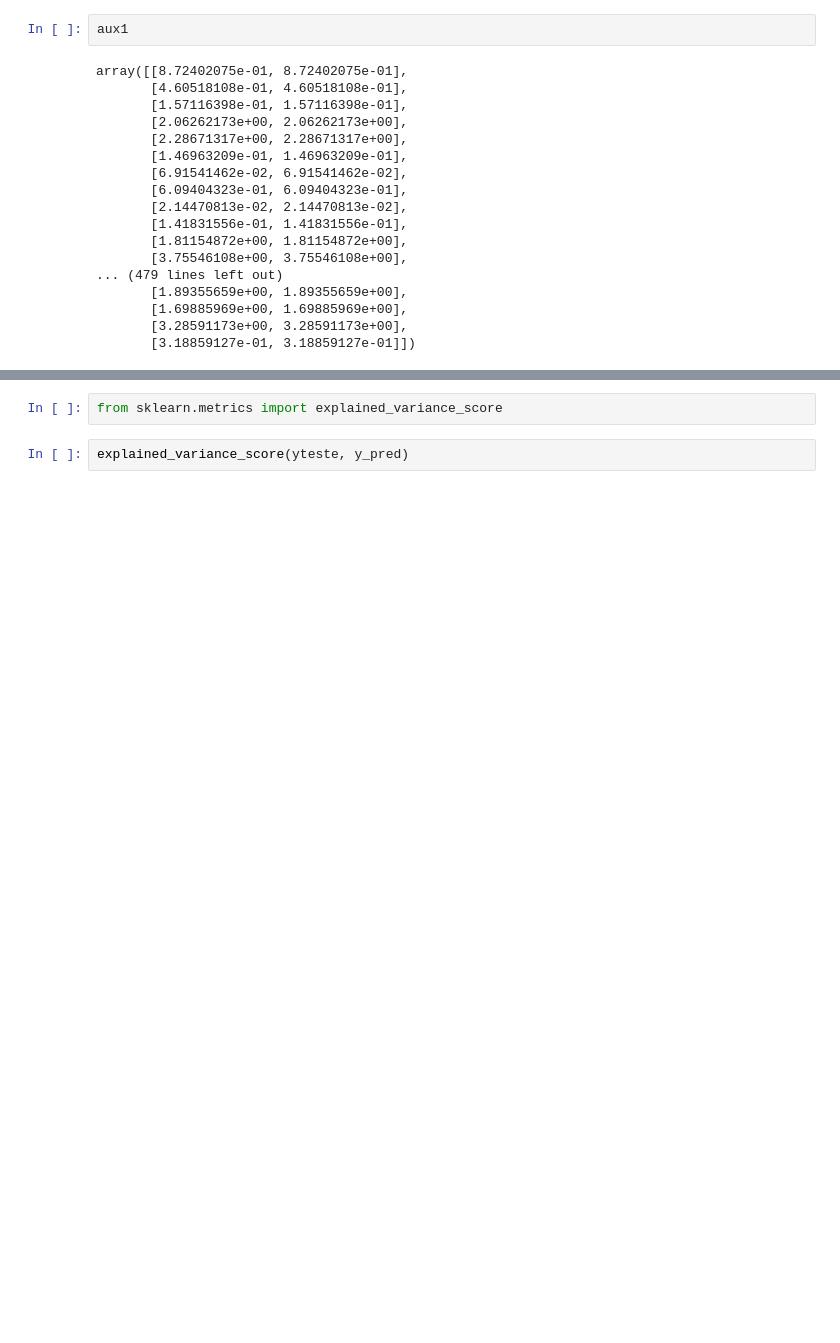
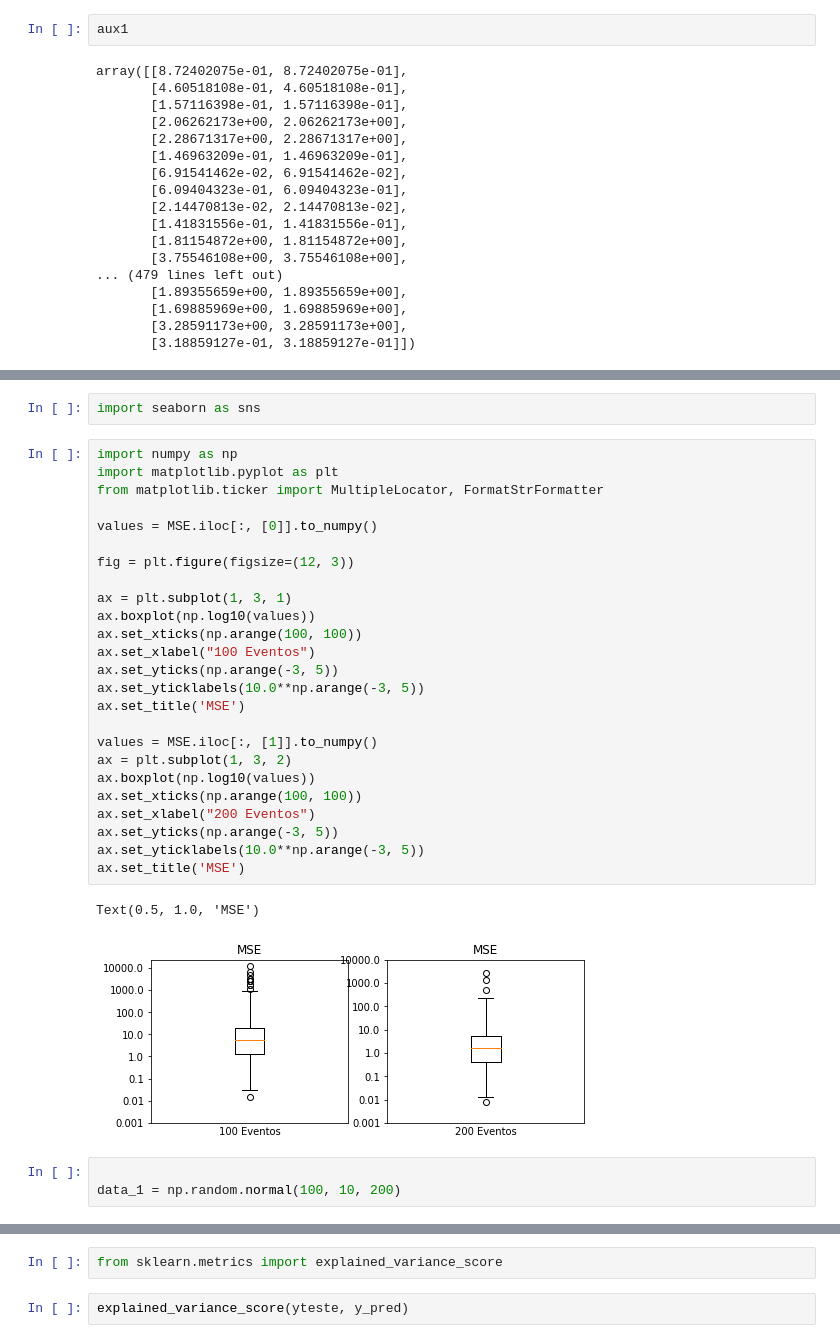
Before and after one commit to byronacunia/Linear, a Jupyter notebook: Linear.ipynb, the cells around one changed output, grey strips where cells are left out. Saved outputs shown, nothing was run; the diff lists cells and outputs as text; blank space fills up the shorter version.

```diff
--- a/Linear.ipynb
+++ b/Linear.ipynb
@@ -134,0 +142,33 @@ array([[8.72402075e-01, 8.72402075e-01],
+# %%
+import seaborn as sns
+# %%
+import numpy as np
+import matplotlib.pyplot as plt
+from matplotlib.ticker import MultipleLocator, FormatStrFormatter
+
+values = MSE.iloc[:, [0]].to_numpy()
+
+fig = plt.figure(figsize=(12, 3))
+
+ax = plt.subplot(1, 3, 1)
+ax.boxplot(np.log10(values))
+ax.set_xticks(np.arange(100, 100))
+ax.set_xlabel("100 Eventos")
+ax.set_yticks(np.arange(-3, 5))
+ax.set_yticklabels(10.0**np.arange(-3, 5))
+ax.set_title('MSE')
+
+values = MSE.iloc[:, [1]].to_numpy()
+ax = plt.subplot(1, 3, 2)
+ax.boxplot(np.log10(values))
+ax.set_xticks(np.arange(100, 100))
+ax.set_xlabel("200 Eventos")
+ax.set_yticks(np.arange(-3, 5))
+ax.set_yticklabels(10.0**np.arange(-3, 5))
+ax.set_title('MSE')
+# %% [output]
+Text(0.5, 1.0, 'MSE')
+[figure, added]
+# %%
+
+data_1 = np.random.normal(100, 10, 200)
```
Also changed, not shown: parts of 12 cells of this notebook.
